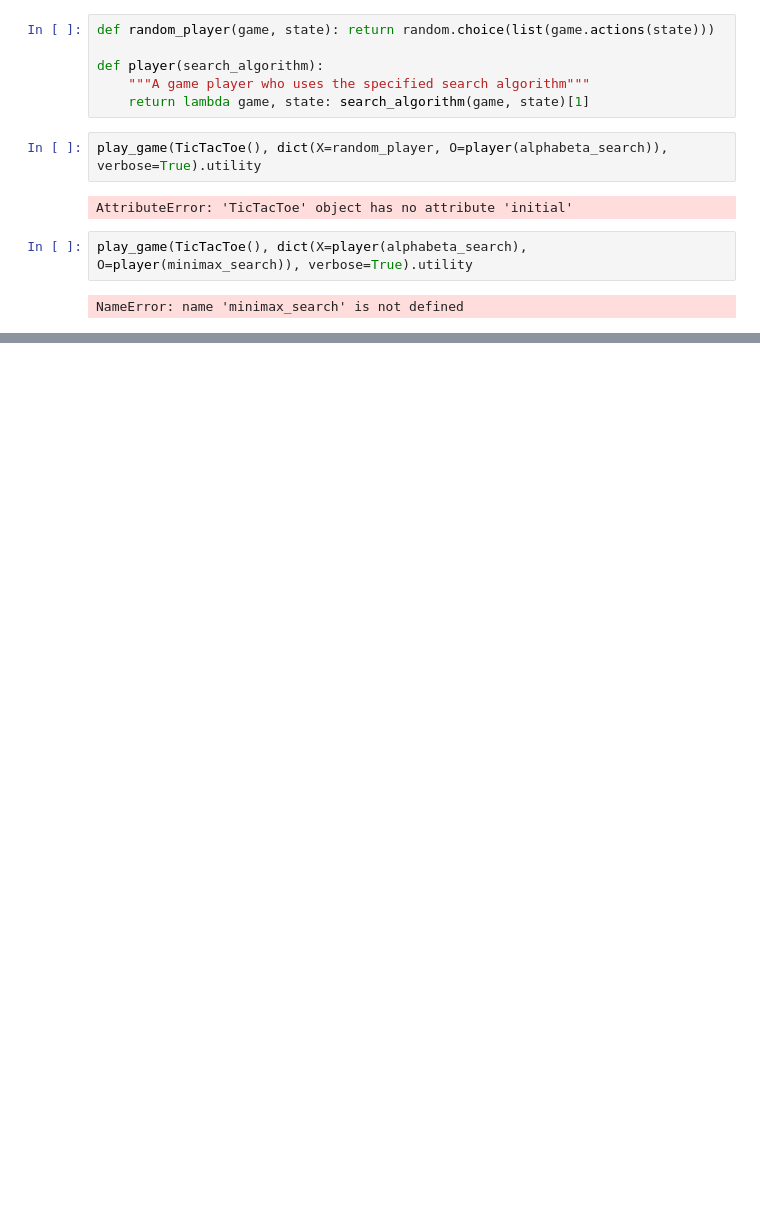
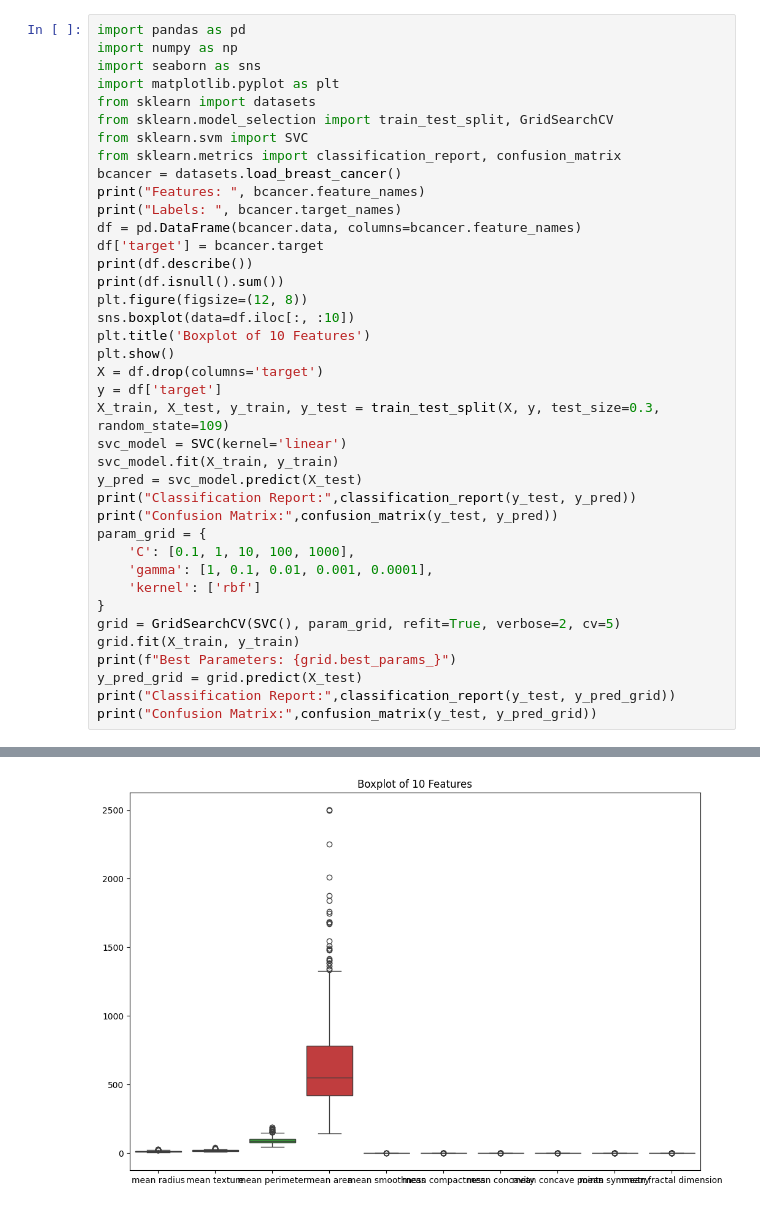
Before and after one commit to bharadwaj103/Aiml-Lab, a Jupyter notebook: AIML_Lab7.ipynb, the cells around one changed output, grey strips where cells are left out. Drawn from its saved outputs; the diff is of its cells as text; blank space fills up the shorter version.

```diff
--- a/AIML_Lab7.ipynb
+++ b/AIML_Lab7.ipynb
@@ -176,14 +3,40 @@ class Board(defaultdict):
-# %%
-def random_player(game, state): return random.choice(list(game.actions(state)))
-
-def player(search_algorithm):
-    """A game player who uses the specified search algorithm"""
-    return lambda game, state: search_algorithm(game, state)[1]
-# %%
-play_game(TicTacToe(), dict(X=random_player, O=player(alphabeta_search)), verbose=True).utility
-# %% [output]
-AttributeError: 'TicTacToe' object has no attribute 'initial'
-# %%
-play_game(TicTacToe(), dict(X=player(alphabeta_search), O=player(minimax_search)), verbose=True).utility
-# %% [output]
-NameError: name 'minimax_search' is not defined
+# %%
+import pandas as pd
+import numpy as np
+import seaborn as sns
+import matplotlib.pyplot as plt
+from sklearn import datasets
+from sklearn.model_selection import train_test_split, GridSearchCV
+from sklearn.svm import SVC
+from sklearn.metrics import classification_report, confusion_matrix
+bcancer = datasets.load_breast_cancer()
+print("Features: ", bcancer.feature_names)
+print("Labels: ", bcancer.target_names)
+df = pd.DataFrame(bcancer.data, columns=bcancer.feature_names)
+df['target'] = bcancer.target
+print(df.describe())
+print(df.isnull().sum())
+plt.figure(figsize=(12, 8))
+sns.boxplot(data=df.iloc[:, :10])
+plt.title('Boxplot of 10 Features')
+plt.show()
+X = df.drop(columns='target')
+y = df['target']
+X_train, X_test, y_train, y_test = train_test_split(X, y, test_size=0.3, random_state=109)
+svc_model = SVC(kernel='linear')
+svc_model.fit(X_train, y_train)
+y_pred = svc_model.predict(X_test)
+print("Classification Report:",classification_report(y_test, y_pred))
+print("Confusion Matrix:",confusion_matrix(y_test, y_pred))
+param_grid = {
+    'C': [0.1, 1, 10, 100, 1000],
+    'gamma': [1, 0.1, 0.01, 0.001, 0.0001],
+    'kernel': ['rbf']
+}
+grid = GridSearchCV(SVC(), param_grid, refit=True, verbose=2, cv=5)
+grid.fit(X_train, y_train)
+print(f"Best Parameters: {grid.best_params_}")
+y_pred_grid = grid.predict(X_test)
+print("Classification Report:",classification_report(y_test, y_pred_grid))
+print("Confusion Matrix:",confusion_matrix(y_test, y_pred_grid))
+# %% [output]
@@ -189,0 +60 @@ NameError: name 'minimax_search' is not defined
+[figure, added]
```
Also changed, not shown: parts of 8 cells of this notebook.
